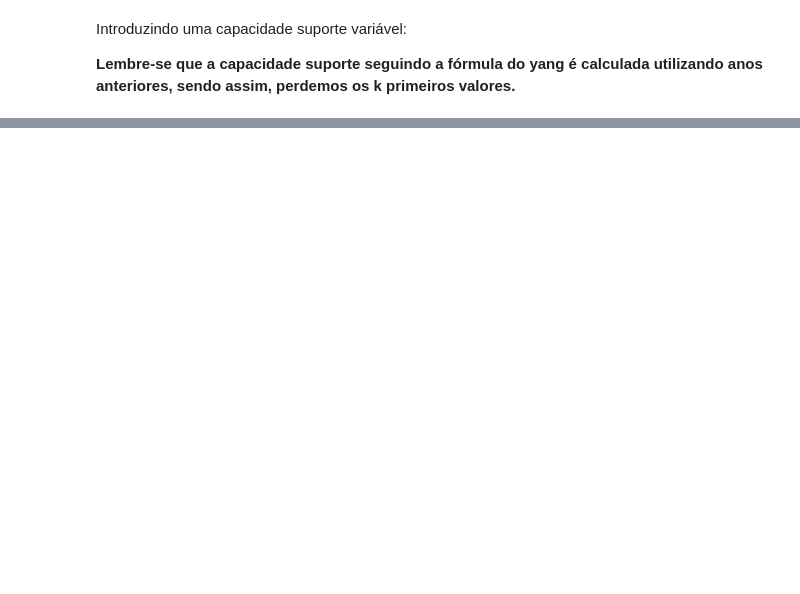
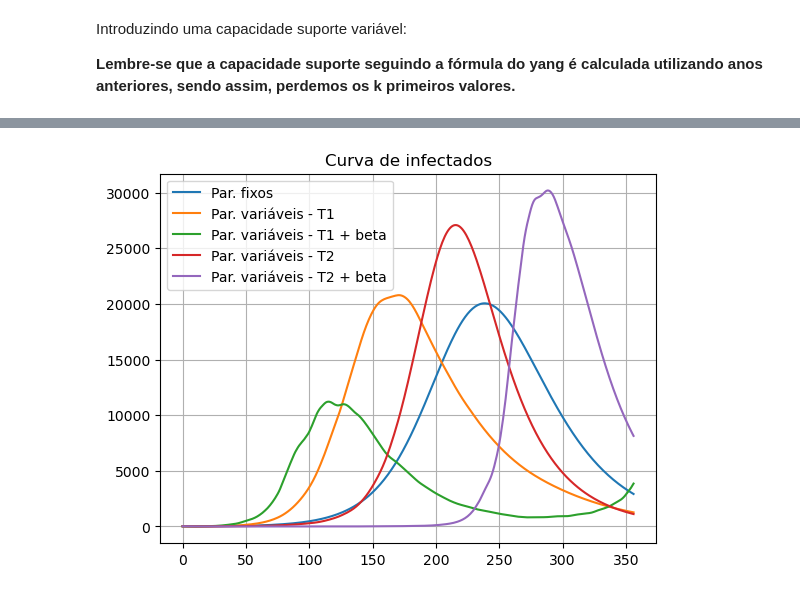
Before and after one commit to eduardocorrearaujo/arbo-fronteiras, a Jupyter notebook: pyarbo/comp_models.ipynb, the cells around one changed output, grey strips where cells are left out. Saved outputs shown, nothing was run; the diff lists cells and outputs as text; code cells hidden in the pictures; blank space fills up the shorter version.

```diff
--- a/pyarbo/comp_models.ipynb
+++ b/pyarbo/comp_models.ipynb
@@ -135,0 +361,44 @@ plt.show()
+# %%
+def model_ento_temp_c_r(t, y0, par_fixed, T):
+
+    #start_date = '2010-01-02'
+    b = b_(T)
+    beta = beta_(T)
+
+    par_fit = b, beta
+
+    d_ = d(T)
+
+    gamma_m_ = gamma_m(T)
+
+    mu_a_ = mu_a(T)
+
+    mu_m_ = mu_m(T)
+
+    theta_m_ = theta_m(T)
+
+    C_ = lambda t: 65600
+
+    param_ento = d_, gamma_m_, mu_a_, mu_m_, theta_m_, C_
+
+    r = solve_model(t, y0, par_fit, param_ento, par_fixed)
+
+    return r
+# %%
+r_c_t_1_b = model_ento_temp_c_r(t, y0, par_fixed, T1)
+r_c_t_2_b = model_ento_temp_c_r(t, y0, par_fixed, T2)
+# %%
+fig,ax = plt.subplots()
+
+ax.plot(r_fix.y[6], label = 'Par. fixos')
+ax.plot(r_c_t_1.y[6], label = 'Par. variáveis - T1')
+ax.plot(r_c_t_1_b.y[6], label = 'Par. variáveis - T1 + beta')
+ax.plot(r_c_t_2.y[6], label = 'Par. variáveis - T2')
+ax.plot(r_c_t_2_b.y[6], label = 'Par. variáveis - T2 + beta')
+
+ax.grid()
+ax.legend()
+ax.set_title('Curva de infectados')
+plt.show()
+# %% [output]
+[figure, added]
```
Also changed, not shown: parts of 23 cells of this notebook, 15 other files.
